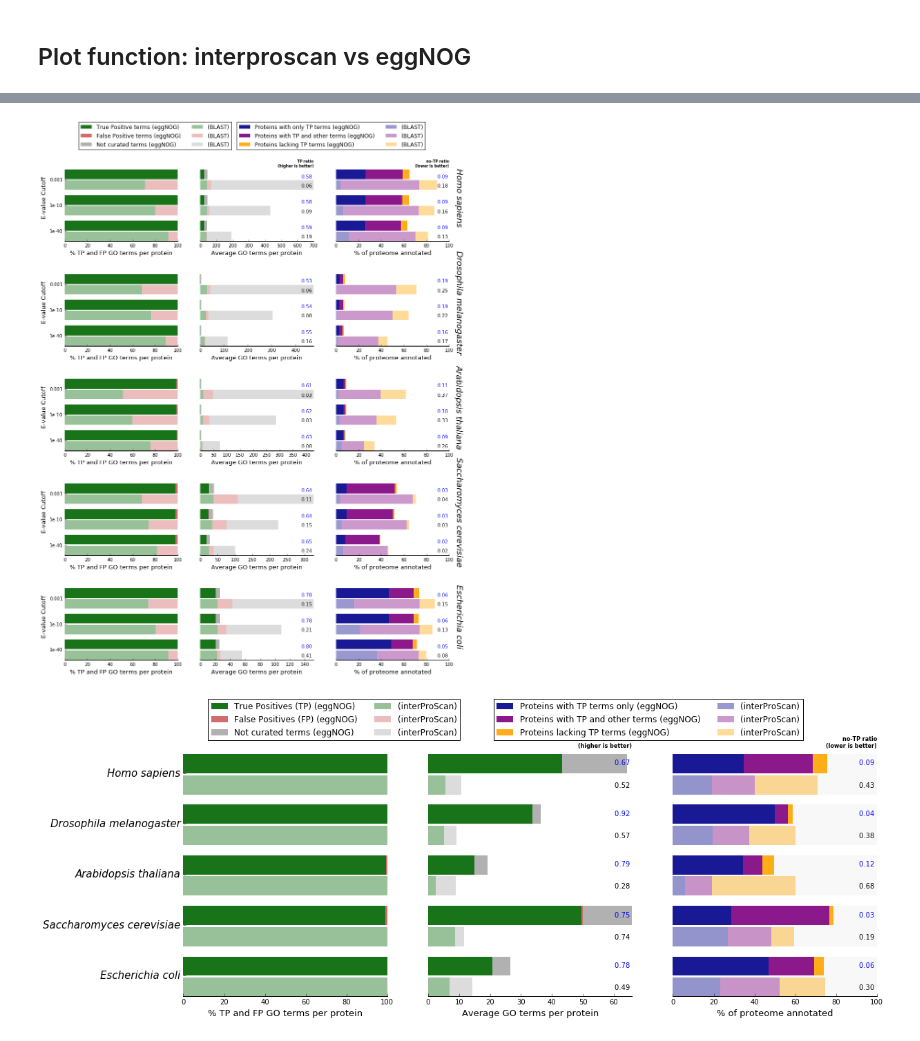
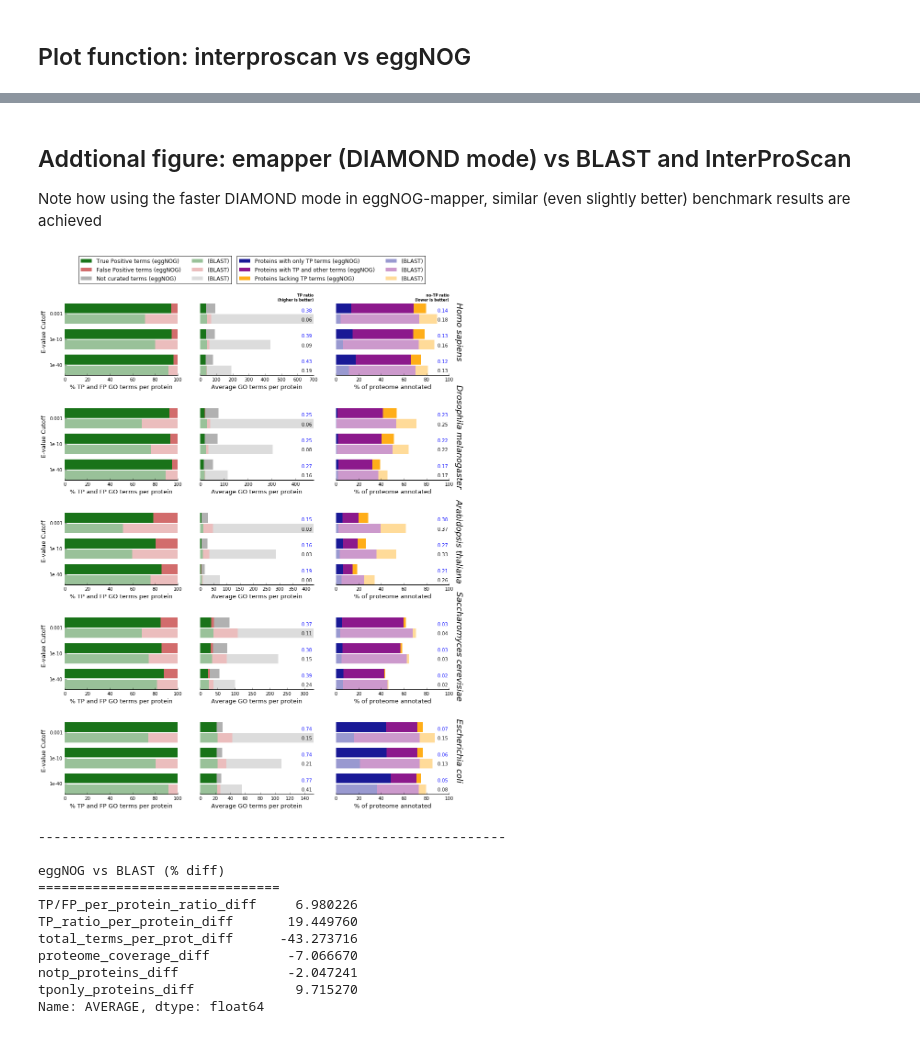
Before and after one commit to eggnogdb/emapper-benchmark, a Jupyter notebook: benchmark_analysis.ipynb, the cells around one changed output, grey strips where cells are left out. Drawn from its saved outputs; the diff is of its cells as text; code cells hidden in the pictures.

```diff
--- a/benchmark_analysis.ipynb
+++ b/benchmark_analysis.ipynb
@@ -161,7 +163,7 @@ def plot_blast_benchmark(benchmark, target_taxa, target_cutoffs, ylabel, emapper
         #cov.yaxis.tick_right()
         cov.yaxis.set_label_position("right")
         drate.set_ylabel(ylabel, x=2, fontsize=13)
-        cov.set_ylabel(taxa_names[int(taxa)], labelpad=30, fontsize=18, rotation=-90, style='italic')
+        cov.set_ylabel(TAXA_NAMES[int(taxa)], labelpad=30, fontsize=18, rotation=-90, style='italic')
         cov.get_yaxis().tick_right()
         # cov.margins(left=50)
 
@@ -450,7 +518,20 @@ plot_interpro_benchmark(bench[tag], TARGET_TAXA, tag)
+# %% [markdown]
+## Addtional figure: emapper (DIAMOND mode) vs BLAST and InterProScan
+Note how using the faster DIAMOND mode in eggNOG-mapper, similar (even slightly better) benchmark results are achieved
 # %%
-tag = 'all.auto'
+tag = 'dmnd.excluded_self.all.NOG'
 plot_blast_benchmark(bench[tag], TARGET_TAXA, EVALUE_CUTOFFS, "E-value Cutoff", tag)
-plot_interpro_benchmark(bench[tag], TARGET_TAXA, tag)
+print_summary_table(bench[tag], '1e-40', ['blast'], average_only=True)
 # %% [output]
-[figure, old version]
+[figure, new version]
-[figure, removed]
+------------------------------------------------------------
+
+eggNOG vs BLAST (% diff)
+===============================
+TP/FP_per_protein_ratio_diff     6.980226
+TP_ratio_per_protein_diff       19.449760
+total_terms_per_prot_diff      -43.273716
+proteome_coverage_diff          -7.066670
+notp_proteins_diff              -2.047241
+tponly_proteins_diff             9.715270
+Name: AVERAGE, dtype: float64
```
Also changed, not shown: parts of 19 cells of this notebook, 5 other files.
